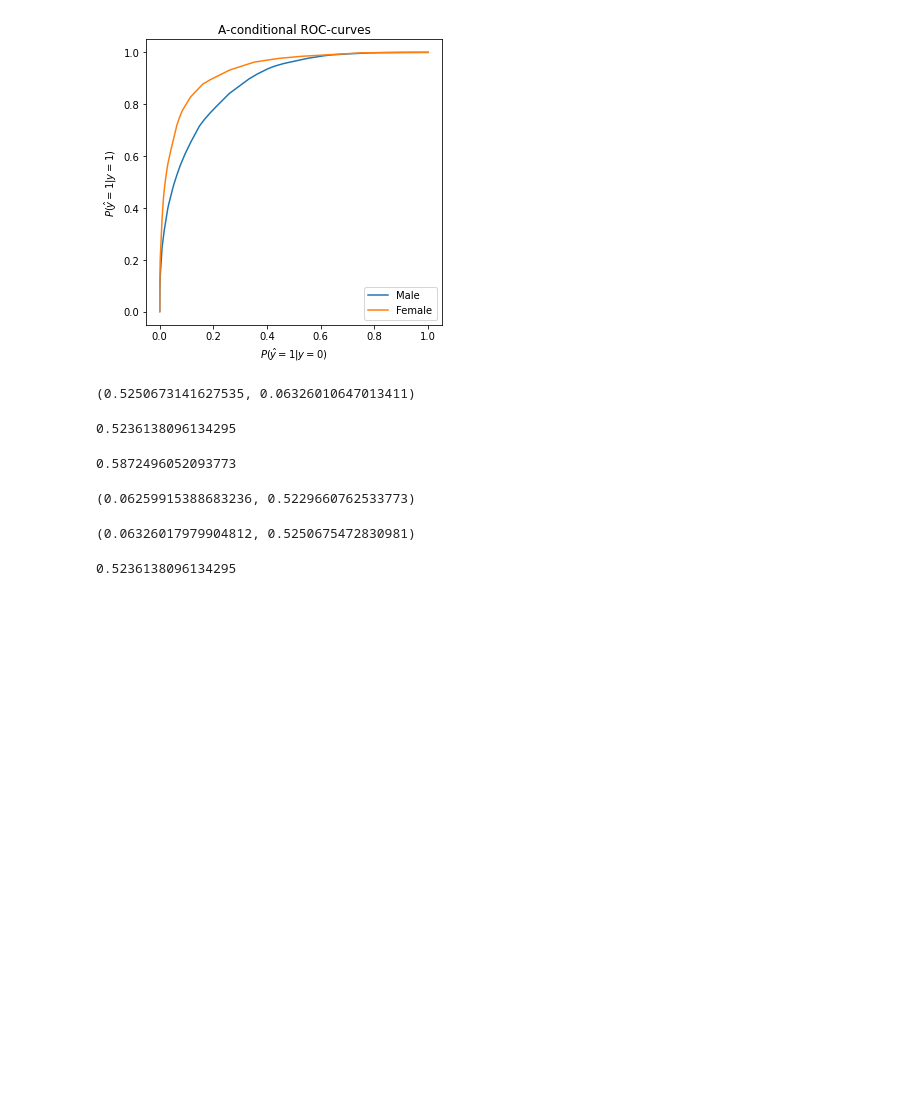
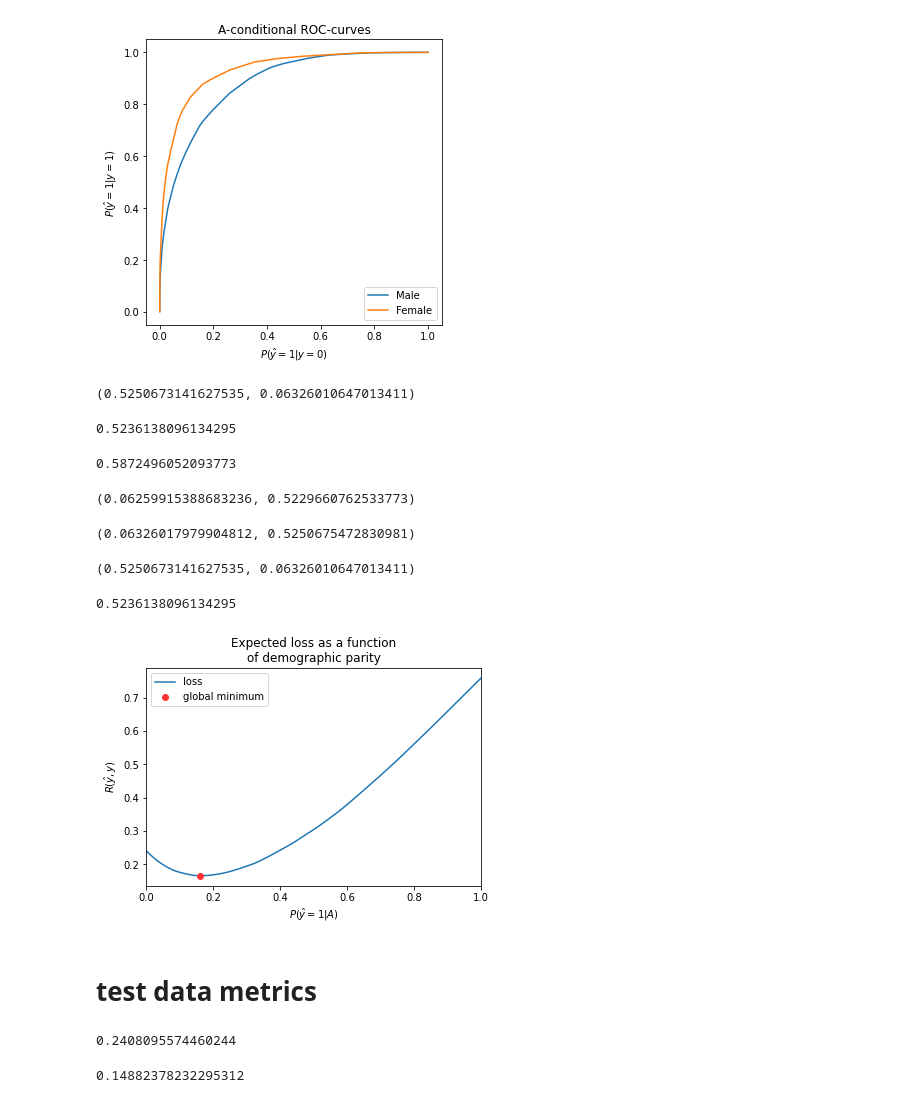
Before and after one commit to leevironty/stat-ml-project, a Jupyter notebook: main.ipynb, the cells around one changed output. Drawn from its saved outputs; the diff is of its cells as text; code cells hidden in the pictures; blank space fills up the shorter version.

```diff
--- a/main.ipynb
+++ b/main.ipynb
@@ -320,7 +320,40 @@ x1, y1
 x2, y2
 # %% [output]
 (0.06326017979904812, 0.5250675472830981)
+# %%
+eodd
+# %% [output]
+(0.5250673141627535, 0.06326010647013411)
 # %%
 intersection_threshold(curves[1], *eodd)
 # %% [output]
 0.5236138096134295
+# %%
+def neg_loss_ac_parity(v: float) -> float:
+    l = 0
+    for curve in curves:
+        v_tp, v_fp = lookup_to_tp_fp(v, curve.acs, curve.tps, curve.fps)
+        l += loss(v_tp, v_fp, curve.pi) * curve.share
+    return -l
+
+x = np.linspace(0, 1, num=1000)
+y = np.array([-neg_loss_ac_parity(v) for v in x])
+
+i = y.argmin()
+
+
+fig, ax = plt.subplots()
+
+ax.plot(x, y, label='loss', zorder=1)
+ax.set_xlabel('$P(\hat{y}=1|A)$')
+ax.set_ylabel('$R(\hat{y}, y)$')
+ax.scatter(x[i], y[i], label='global minimum', c='#f33')
+ax.set_title('Expected loss as a function\nof demographic parity')
+ax.legend()
+ax.set_xlim(0, 1)
+
+fig.savefig('loss-vs-demographic.png', dpi=300)
+# %% [output]
+[figure, added]
+# %% [markdown]
+# test data metrics
@@ -326,0 +366,4 @@ intersection_threshold(curves[1], *eodd)
+# %%
+y.mean()
+# %% [output]
+0.2408095574460244
@@ -326,0 +372,16 @@ intersection_threshold(curves[1], *eodd)
+# %%
+# max profit
+out = []
+for c, th in enumerate(mp[0]):
+    mask = labels_test == c
+    probs_test_c = probs_test[mask]
+    y_test_c = y_test[mask]
+    preds = probs_test_c >= th
+    correct = preds == y_test_c
+    out.append(correct)
+    # corrects = np.concatenate([corrects, correct])
+corrects = np.concatenate(out)
+mp_test_accuracy = corrects.mean()
+1 - mp_test_accuracy
+# %% [output]
+0.14882378232295312
```
Also changed, not shown: parts of 26 cells of this notebook, 3 other files.
